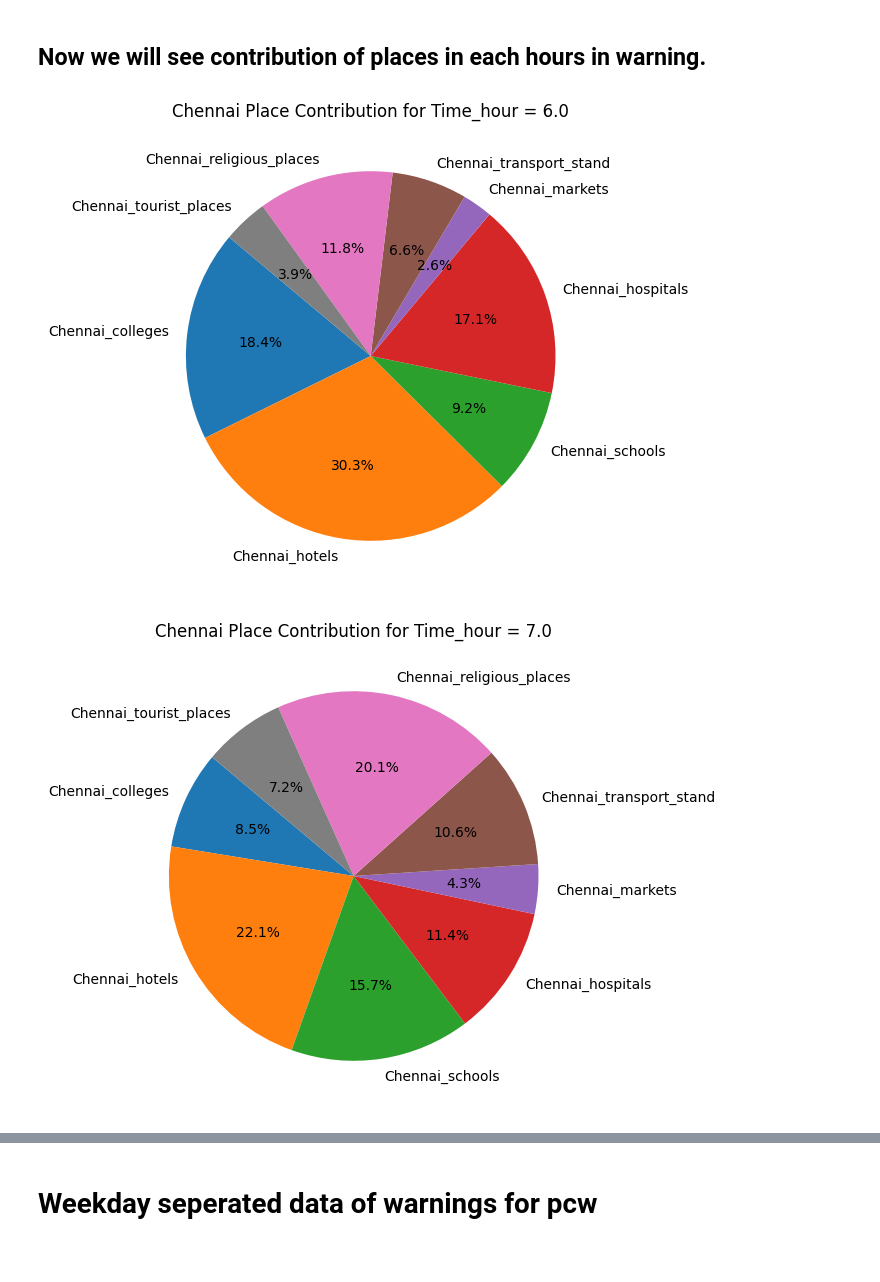
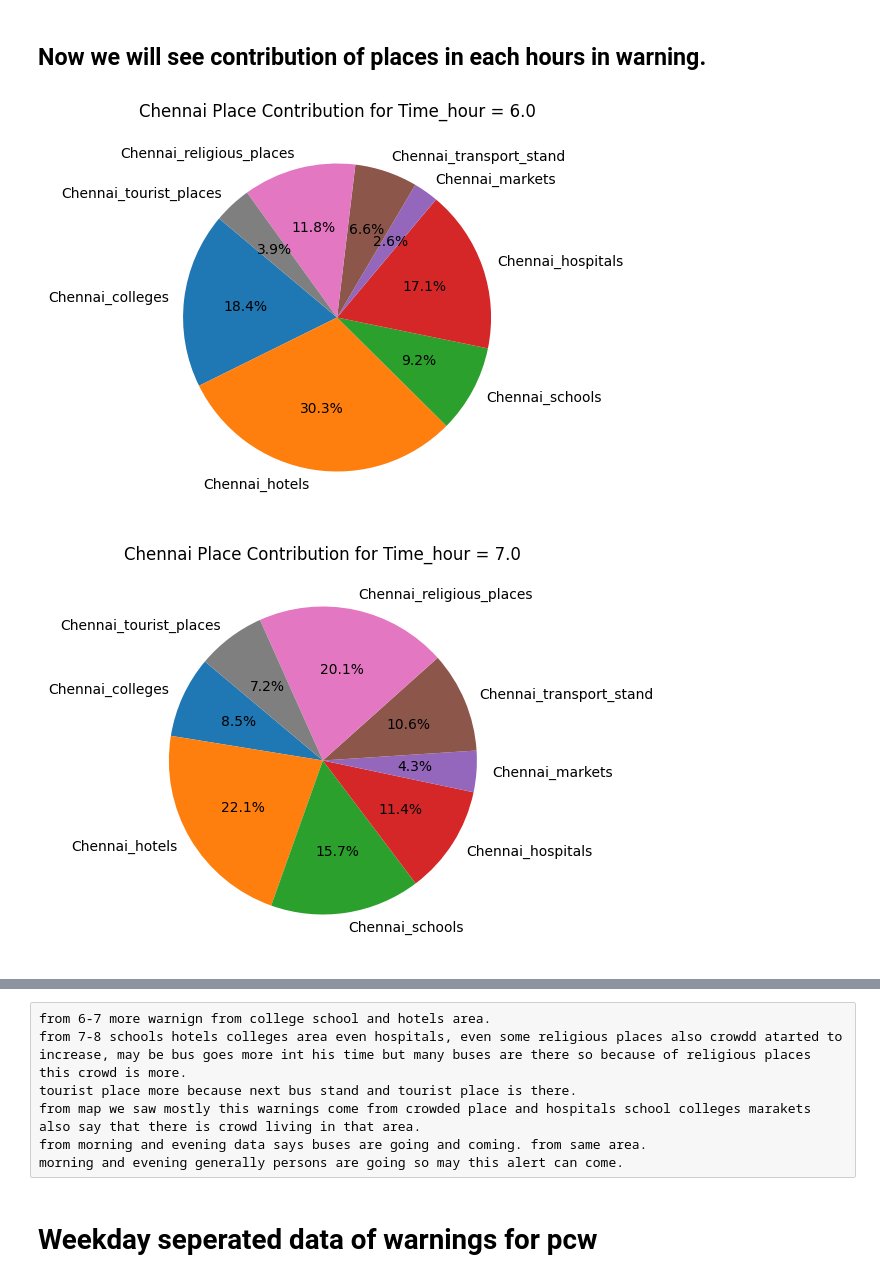
Before and after one commit to shivam-kumar-thakur/adas-data-analysis, a Jupyter notebook: pcw.ipynb, the cells around one changed output, grey strips where cells are left out. Saved outputs shown, nothing was run; the diff lists cells and outputs as text; code cells hidden in the pictures.

```diff
--- a/pcw.ipynb
+++ b/pcw.ipynb
@@ -57,33 +68,33 @@ plt.show()
 # Load your DataFrame from the CSV file
 df = pd.read_csv(r"D:\Jupyter lab\unnati_phase1_data\Time basis\alert concenteration hourly with places count\cas_pcw.csv")
 
 # Drop the "Lat" and "Long" columns, as well as columns 'Count' and 'Avg_speed'
 df = df.drop(["Lat", "Long", "Count", "Avg_speed"], axis=1)
 
 # Group the data by 'Time_hour' and calculate the sum for each group
 grouped_df = df.groupby('Time_hour').sum()
 
 # Calculate the total for each 'Time_hour' group
 grouped_df['Total'] = grouped_df.sum(axis=1)
 
 # Iterate through 'Time_hour' values and create pie charts only if any percentage is greater than 0
 for time_hour, row in grouped_df.iterrows():
     chennai_places = row[:-1]  # Exclude the last column, which is the 'Total'
     total = row['Total']
 
     # Calculate percentages
     percentages = (chennai_places / total) * 100
 
     # Check if any percentage is greater than 0
     if any(percentages > 0):
         labels = [place for place, percentage in percentages.items() if percentage > 0]
         percentages = [percentage for percentage in percentages if percentage > 0]
 
         # Create a pie chart
-        plt.figure(figsize=(6, 6))
+        plt.figure(figsize=(5, 5))
         plt.pie(percentages, labels=labels, autopct='%1.1f%%', startangle=140)
         plt.title(f"Chennai Place Contribution for Time_hour = {time_hour}")
         plt.show()
 # %% [output]
-[figure, old version]
+[figure, new version]
-[figure, old version]
+[figure, new version]
@@ -101,3 +112,10 @@ for time_hour, row in grouped_df.iterrows():
+# %% [raw]
+from 6-7 more warnign from college school and hotels area.
+from 7-8 schools hotels colleges area even hospitals, even some religious places also crowdd atarted to increase, may be bus goes more int his time but many buses are there so because of religious places this crowd is more.
+tourist place more because next bus stand and tourist place is there.
+from map we saw mostly this warnings come from crowded place and hospitals school colleges marakets also say that there is crowd living in that area.
+from morning and evening data says buses are going and coming. from same area.
+morning and evening generally persons are going so may this alert can come.
 # %% [markdown]
 # Weekday seperated data of warnings for pcw
 # %%
```
Also changed, not shown: parts of 3 cells of this notebook.
